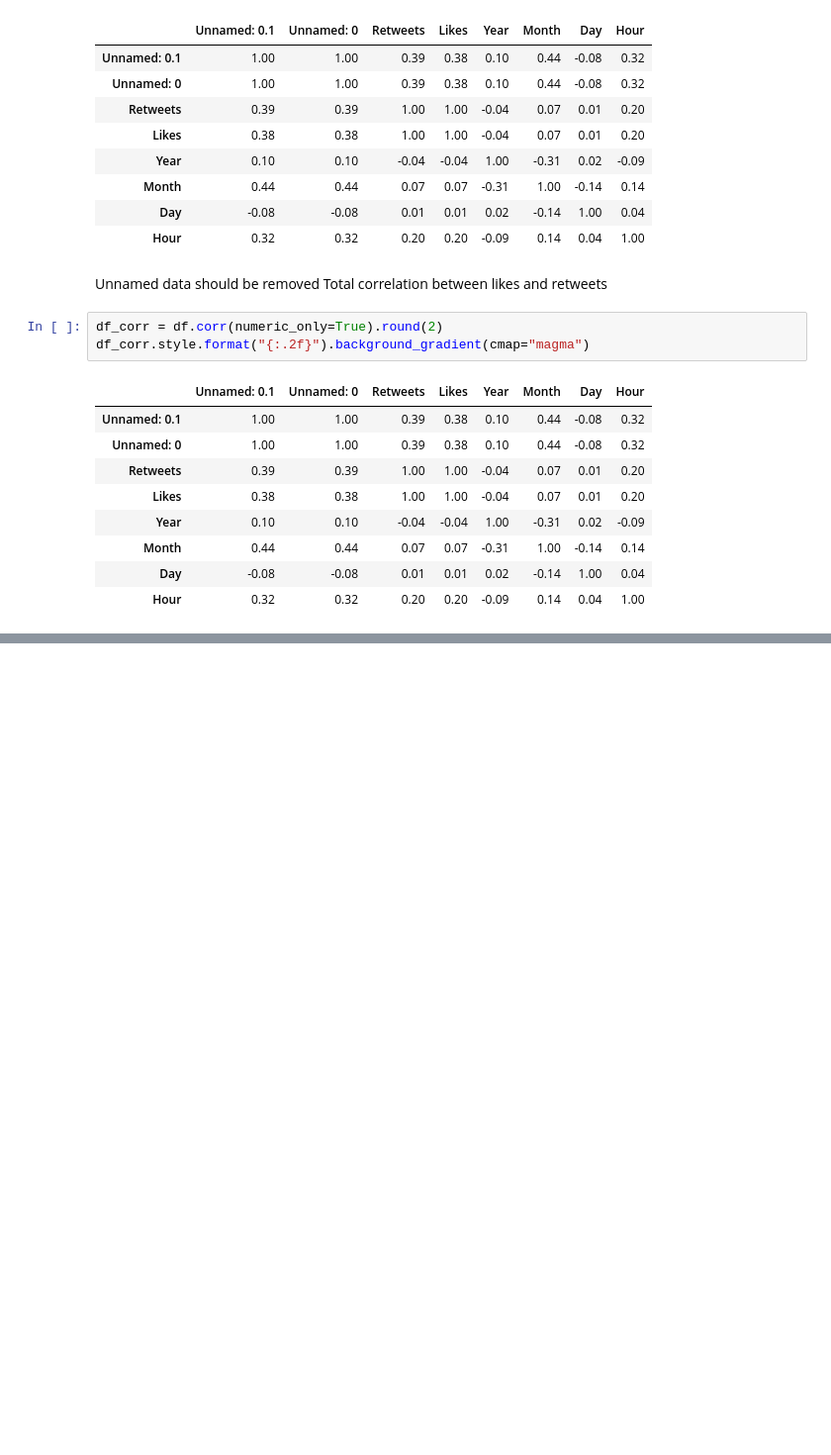
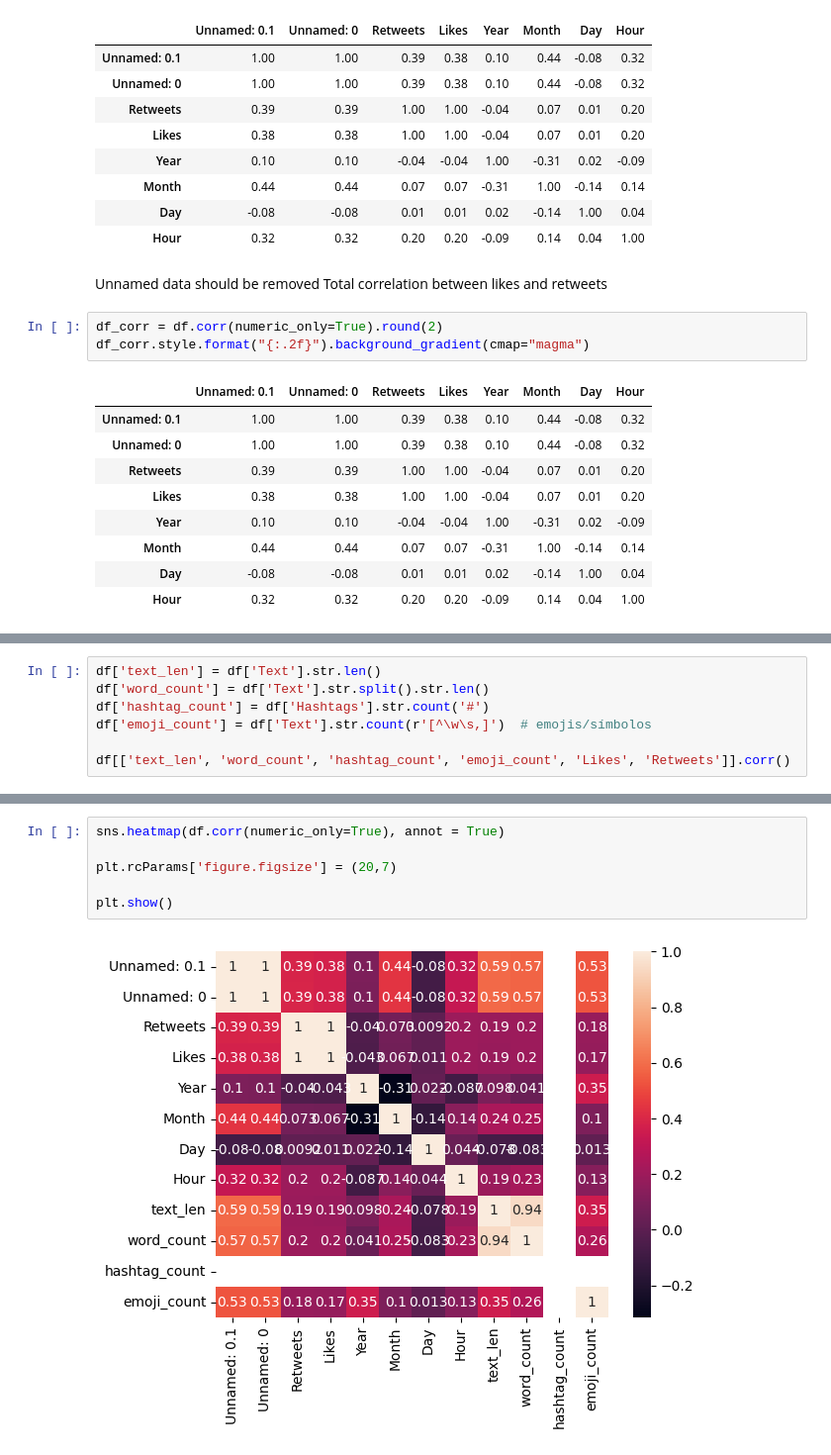
Before and after one commit to Eros-Carrasco/social-media-sentiment-insights, a Jupyter notebook: notebooks/TestEDA_Eros.ipynb, the cells around one changed output, grey strips where cells are left out. Shown at 99% size. Cells and saved outputs as stored; diff of their text form; blank space fills up the shorter version.

```diff
--- a/notebooks/TestEDA_Eros.ipynb
+++ b/notebooks/TestEDA_Eros.ipynb
@@ -180,0 +197,7 @@ df_corr.style.format("{:.2f}").background_gradient(cmap="magma")
+# %%
+df['text_len'] = df['Text'].str.len()
+df['word_count'] = df['Text'].str.split().str.len()
+df['hashtag_count'] = df['Hashtags'].str.count('#')
+df['emoji_count'] = df['Text'].str.count(r'[^\w\s,]')  # emojis/símbolos
+
+df[['text_len', 'word_count', 'hashtag_count', 'emoji_count', 'Likes', 'Retweets']].corr()
@@ -180,0 +212,8 @@ df_corr.style.format("{:.2f}").background_gradient(cmap="magma")
+# %%
+sns.heatmap(df.corr(numeric_only=True), annot = True)
+
+plt.rcParams['figure.figsize'] = (20,7)
+
+plt.show()
+# %% [output]
+[figure, added]
```
Also changed, not shown: parts of 8 cells of this notebook.
